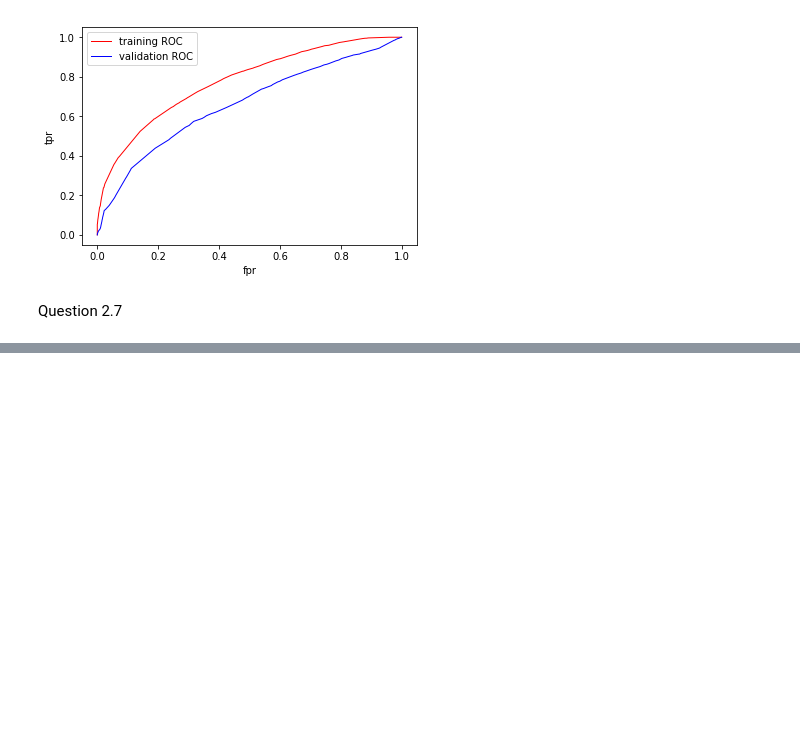
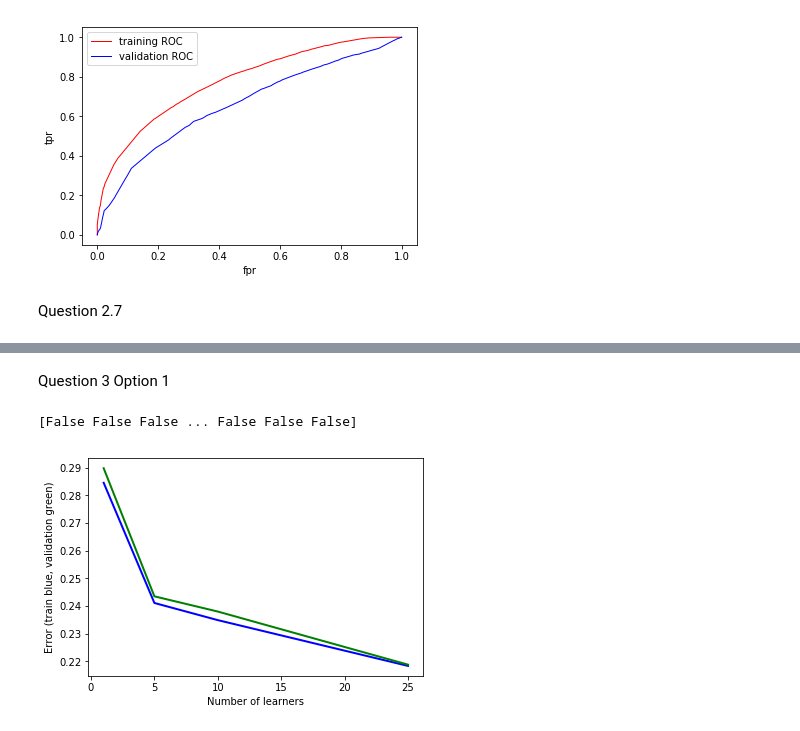
Before and after one commit to nuslarry/cs273a, a Jupyter notebook: 273-hw4-code/cs273a-hw4.ipynb, the cells around one changed output, grey strips where cells are left out. Saved outputs shown, nothing was run; the diff lists cells and outputs as text; code cells hidden in the pictures; blank space fills up the shorter version.

```diff
--- a/273-hw4-code/cs273a-hw4.ipynb
+++ b/273-hw4-code/cs273a-hw4.ipynb
@@ -186,0 +186,35 @@ Test AUC Score:, 0.6671
+# %% [markdown]
+Question 3 Option 1
+# %%
+m = len(xt)
+mp = len(xv_10000_20000)
+nbag = 25
+ensemble = [None]*nbag
+Yt_true = yt
+Yv_true = yv_10000_20000
+predict_t = np.zeros((m, nbag))
+predict_v = np.zeros((mp, nbag))
+err_t = []
+err_v = []
+for i in range(nbag):
+    Xi, Yi = ml.bootstrapData(xt, yt, n_boot=10000)
+    ensemble[i] = ml.dtree.treeClassify(Xi, Yi, maxDepth = 15, minLeaf = 4, nFeatures = 5)
+    predict_t[:,i] = ensemble[i].predict(xt)
+    predict_v[:,i] = ensemble[i].predict(xv_10000_20000)
+    if (i == 0) or (i == 4) or (i == 9) or (i == 24):
+        ythat = np.array(np.mean(predict_t[:,0:i+1], axis=1) > 0.5)
+        yvhat = np.array(np.mean(predict_v[:,0:i+1], axis=1) > 0.5)
+        err_temp_t = np.mean(ythat.reshape(Yt_true.shape) != Yt_true)
+        err_temp_v = np.mean(yvhat.reshape(Yv_true.shape) != Yv_true)
+        print(err_temp_t)
+        err_t = np.append(err_t, err_temp_t)
+        err_v = np.append(err_v, err_temp_v)
+print(ythat)
+plt.plot([1,5,10,25], err_t, 'b-', linewidth=2)
+plt.plot([1,5,10,25], err_v, 'g-', linewidth=2)
+plt.xlabel('Number of learners')
+plt.ylabel('Error (train blue, validation green)')
+plt.show()
+# %% [output]
+[False False False ... False False False]
+[figure, added]
```
Also changed, not shown: parts of 6 cells of this notebook.
